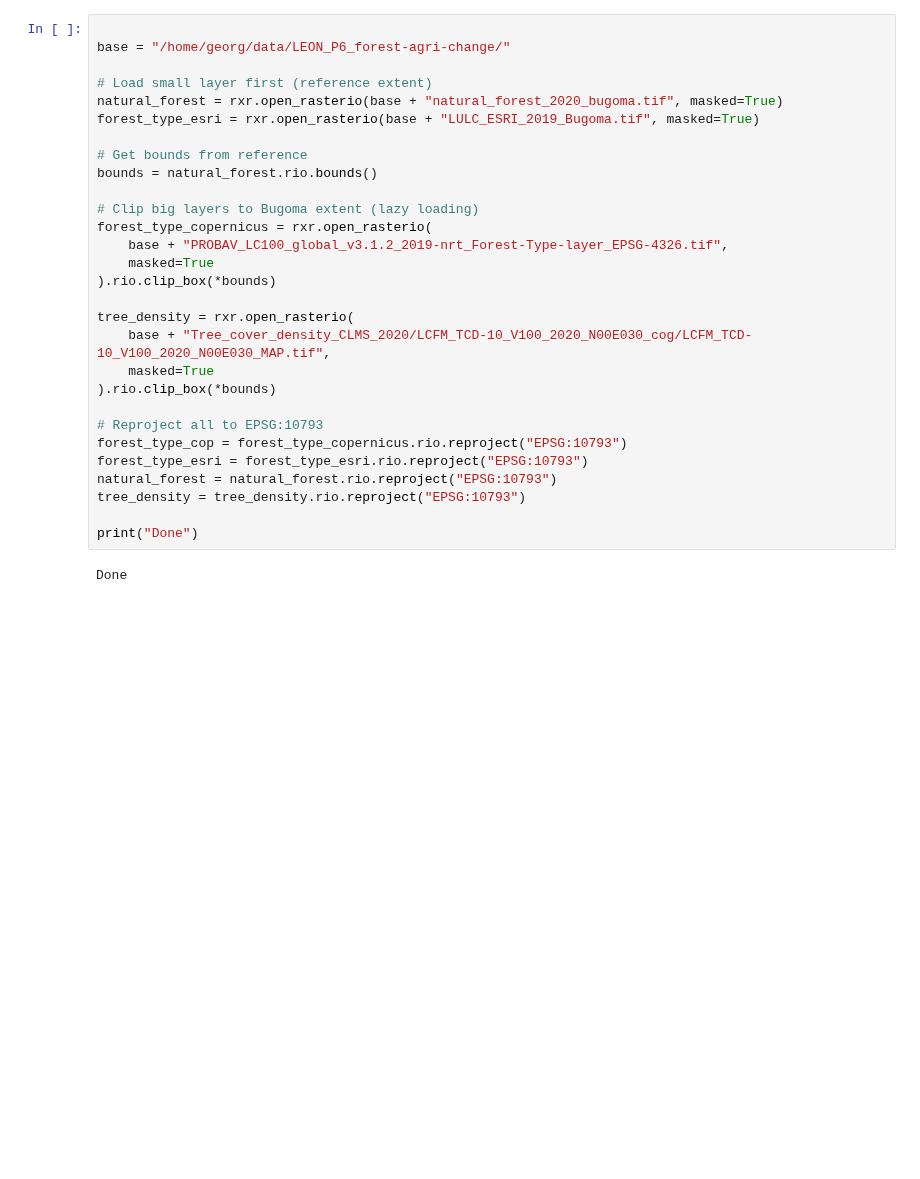
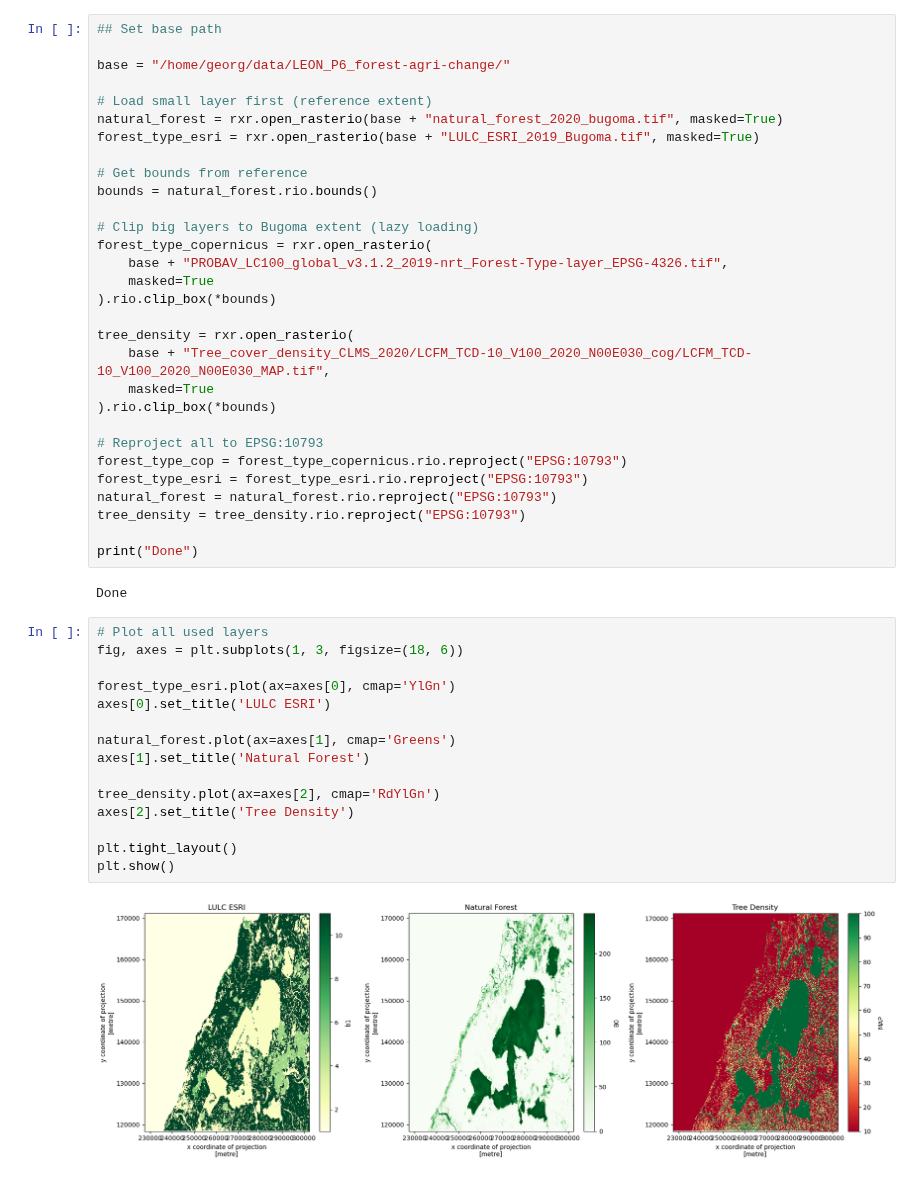
Before and after one commit to Assimila/LEON-P6, a Jupyter notebook: 1_forest_extent.ipynb, the cells around one changed output. Saved outputs shown, nothing was run; the diff lists cells and outputs as text; blank space fills up the shorter version.

```diff
--- a/1_forest_extent.ipynb
+++ b/1_forest_extent.ipynb
@@ -5,4 +7,5 @@ import matplotlib.pyplot as plt
 # %%
+## Set base path
 
 base = "/home/georg/data/LEON_P6_forest-agri-change/"
 
@@ -33,4 +36,21 @@ tree_density = tree_density.rio.reproject("EPSG:10793")
 print("Done")
 # %% [output]
 Done
+# %%
+# Plot all used layers
+fig, axes = plt.subplots(1, 3, figsize=(18, 6))
+
+forest_type_esri.plot(ax=axes[0], cmap='YlGn')
+axes[0].set_title('LULC ESRI')
+
+natural_forest.plot(ax=axes[1], cmap='Greens')
+axes[1].set_title('Natural Forest')
+
+tree_density.plot(ax=axes[2], cmap='RdYlGn')
+axes[2].set_title('Tree Density')
+
+plt.tight_layout()
+plt.show()
+# %% [output]
+[figure, added]
 # %%
```
Also changed, not shown: parts of 10 cells of this notebook, 4 other files.
